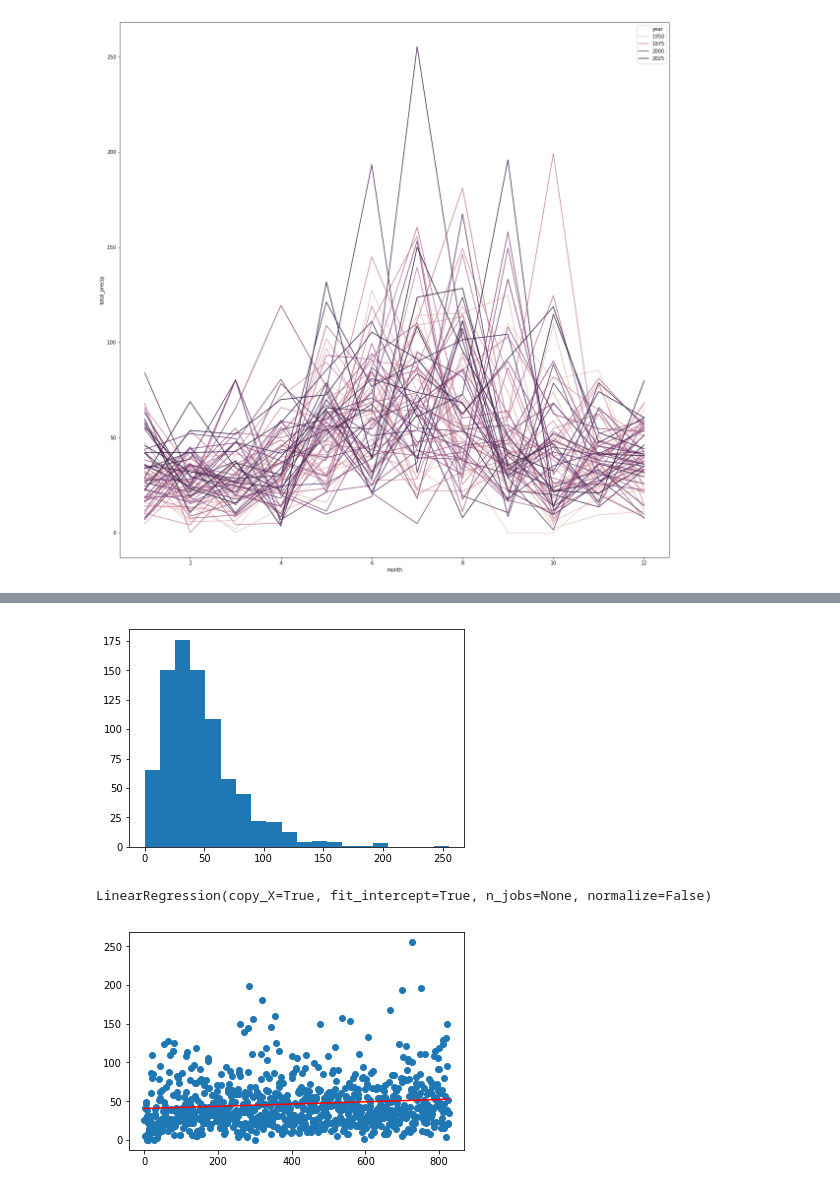
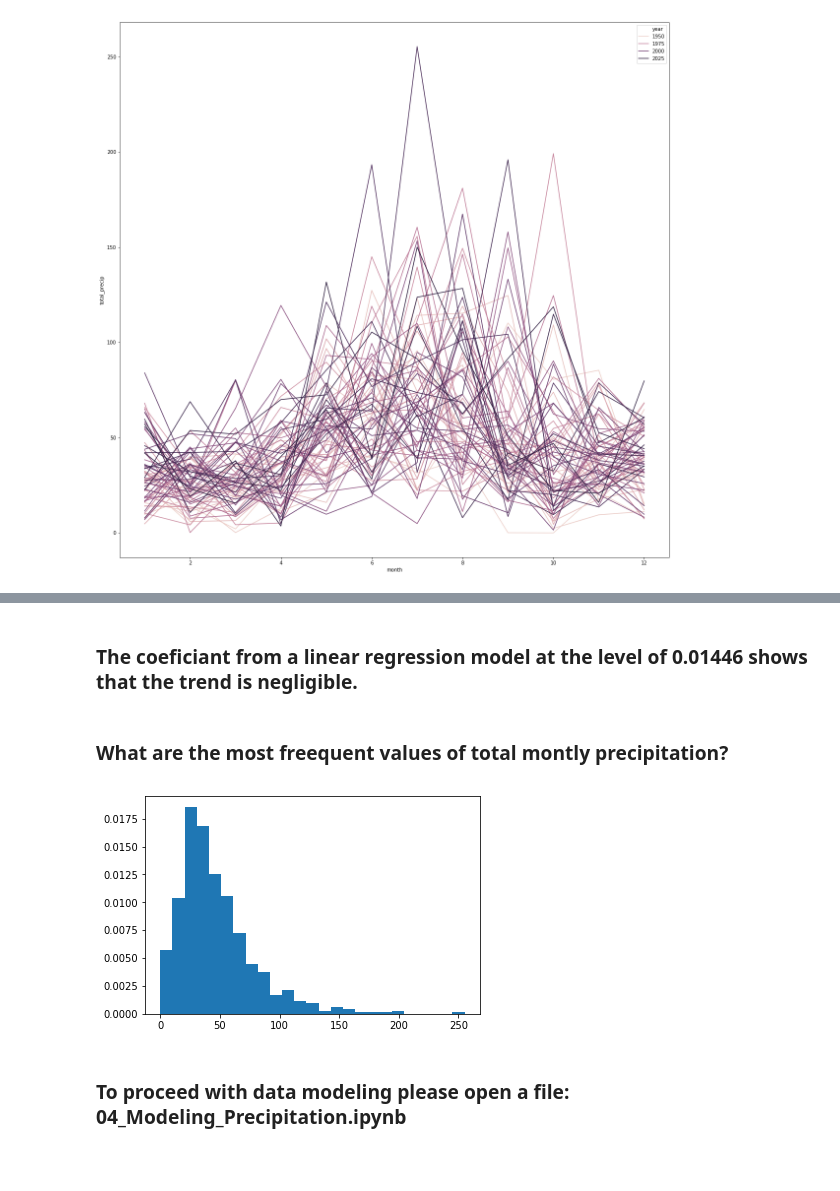
Before and after one commit to PiotrekPluta/Precipitation_Analysis_in_Wizna, a Jupyter notebook: 03_Explore_precipitation_data.ipynb, the cells around one changed output, grey strips where cells are left out. Saved outputs shown, nothing was run; the diff lists cells and outputs as text; code cells hidden in the pictures; blank space fills up the shorter version.

```diff
--- a/03_Explore_precipitation_data.ipynb
+++ b/03_Explore_precipitation_data.ipynb
@@ -161,16 +197,9 @@ plt.show()
+# %% [markdown]
+### The coeficiant from a linear regression model at the level of 0.01446 shows that the trend is negligible.
+# %% [markdown]
+### What are the most freequent values of total montly precipitation?
 # %%
-plt.hist(data.total_precip, bins=20)
+plt.hist(data.total_precip, bins=25, density=True)
 plt.show()
 # %% [output]
-[figure, old version]
+[figure, new version]
-# %%
-# Using linear regression model to check the coeficiant of model
-
-from sklearn.linear_model import LinearRegression
-model = LinearRegression()
-# zmienna objaśniające
-X = np.array(data.index).reshape(-1, 1) # ta zmienna musi być macierzą albo ramką danych (wg konwencji duże X)
-y = data.total_precip #zmienna objaśniana oznacza się małym y i to nie musi byc ramka lub macierz. moze byc wektor
-model.fit(X, y) #dopasowujemy model do danych
-# %% [output]
-LinearRegression(copy_X=True, fit_intercept=True, n_jobs=None, normalize=False)
@@ -179,15 +205,0 @@ a, b = (model.coef_, model.intercept_)
-# %%
-trend_line = a * X + b
-
-plt.scatter(X, y, )
-plt.plot(X,trend_line, c='r')
-plt.show()
-
-# plt.scatter(data.Age, data.SBP)
-
-# ax = plt.axes()
-# plt.plot(X, model.intercept_ + model.coef_ * X)
-
-# plt.show()
-# %% [output]
-[figure, removed]
@@ -195,0 +206,2 @@ plt.show()
+# %% [markdown]
+### To proceed with data modeling please open a file: 04_Modeling_Precipitation.ipynb
```
Also changed, not shown: parts of 19 cells of this notebook, 4 other files.
